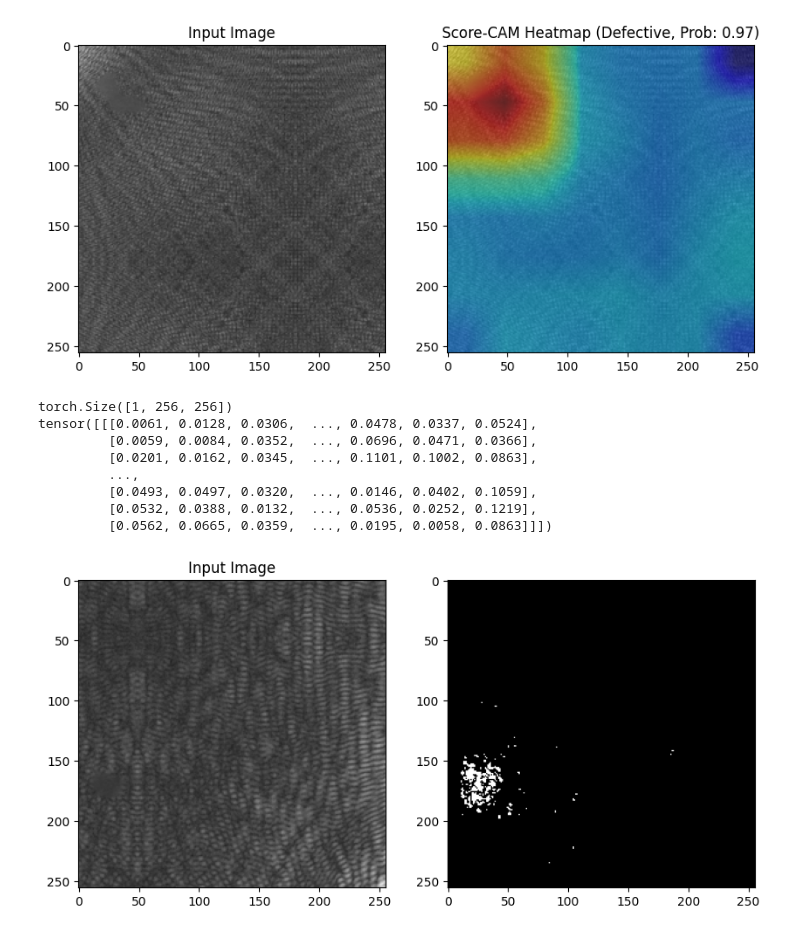
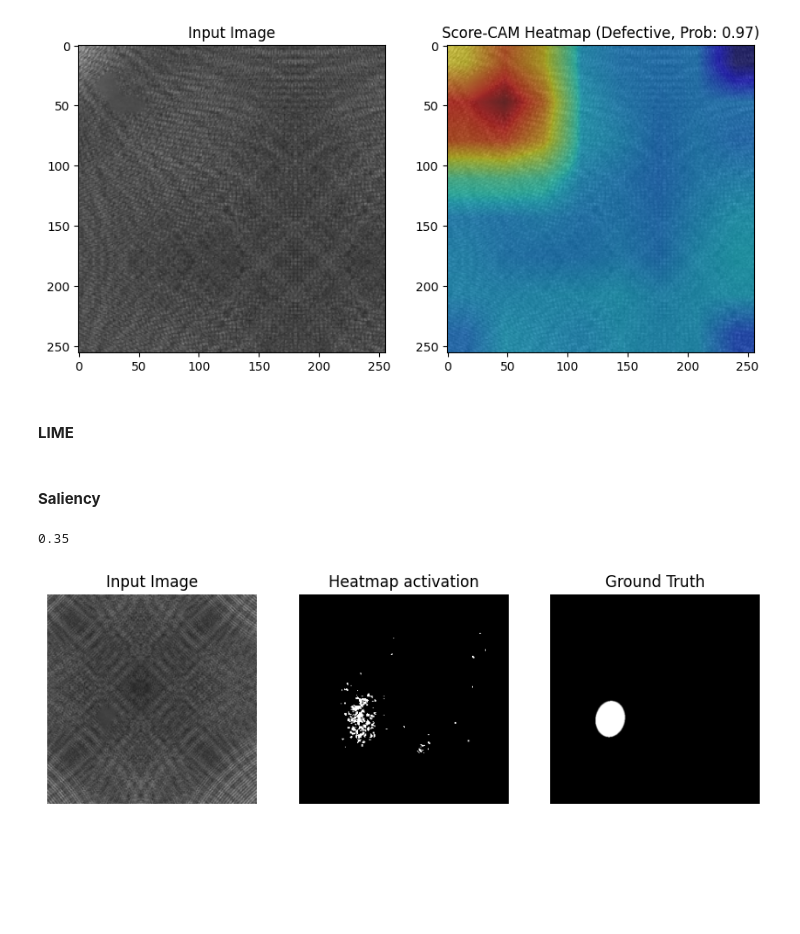
Before and after one commit to IsmailHatim/Spectrum, a Jupyter notebook: main_antonin.ipynb, the cells around one changed output. Saved outputs shown, nothing was run; the diff lists cells and outputs as text; code cells hidden in the pictures; blank space fills up the shorter version.

Commit message:
Jaccard Score

```diff
--- a/main_antonin.ipynb
+++ b/main_antonin.ipynb
@@ -73,4 +71,3 @@ Test Accuracy: 100.00%
 # %%
-index = 9
-image, label = test_dataset[index][0].unsqueeze(0), test_dataset[index][1]
-print(f'True Label: {label}')
+index = 42
+image, label, ground_truth = test_dataset[index][0].unsqueeze(0), test_dataset[index][1], test_dataset[index][2]
@@ -89,10 +90,26 @@ torch.cuda.empty_cache()
 show_scorecam(model.model, image, -2, device)
 # %% [output]
 [figure]
+# %% [markdown]
+#### **LIME**
 # %%
 show_lime(model.model, image)
+# %% [markdown]
+#### **Saliency**
+# %%
+def compute_Jaccard(heatmap, ground_truth):
+
+    ground_truth = np.array(ground_truth[0].unsqueeze(0))
+    heatmap = np.array(heatmap)
+
+    intersection = np.logical_and(heatmap, ground_truth).sum() # pixels activated both in the heatmap AND the ground truth
+    union = np.logical_or(heatmap, ground_truth).sum() # pixels activated wether in the heatmap OR the ground truth
+
+    jaccard = round(intersection / union if union != 0 else 0, 2)
+
+    return jaccard
 # %%
-def show_saliency(model, image):
+def show_saliency(model, image, ground_truth, treshold):
 
     image.requires_grad = True
 
@@ -105,28 +122,28 @@ def show_saliency(model, image):
 
     saliency = saliency - saliency.min()
     saliency = saliency / saliency.max()
-    print(saliency.shape)
-    print(saliency[:, 150:175, 0:50])
 
+    saliency = saliency>treshold
     image = image.detach()
 
-    _, ax = plt.subplots(1, 2, figsize=(10, 5))
+    _, ax = plt.subplots(1, 3, figsize=(10, 5))
     ax[0].imshow(image.cpu().squeeze().permute(1, 2, 0))
     ax[0].set_title("Input Image")
+    ax[0].axis('off')
 
-    ax[1].imshow(image.cpu().squeeze().permute(1, 2, 0))
-    ax[1].imshow((saliency>0.2).squeeze().cpu(), cmap='gray')
+    ax[1].imshow(saliency.squeeze().cpu(), cmap='gray')
+    ax[1].set_title('Heatmap activation')
+    ax[1].axis('off')
+
+    ax[2].imshow(ground_truth[0].cpu(), cmap='gray')
+    ax[2].set_title('Ground Truth')
+    ax[2].axis('off')
+
+    print(compute_Jaccard(saliency, ground_truth))
 
     plt.show()
 # %%
-show_saliency(model.model, image)
+show_saliency(model.model, image, ground_truth, treshold=0.15)
 # %% [output]
-torch.Size([1, 256, 256])
-tensor([[[0.0061, 0.0128, 0.0306,  ..., 0.0478, 0.0337, 0.0524],
-         [0.0059, 0.0084, 0.0352,  ..., 0.0696, 0.0471, 0.0366],
-         [0.0201, 0.0162, 0.0345,  ..., 0.1101, 0.1002, 0.0863],
-         ...,
-         [0.0493, 0.0497, 0.0320,  ..., 0.0146, 0.0402, 0.1059],
-         [0.0532, 0.0388, 0.0132,  ..., 0.0536, 0.0252, 0.1219],
-         [0.0562, 0.0665, 0.0359,  ..., 0.0195, 0.0058, 0.0863]]])
+0.35
-[figure, old version]
+[figure, new version]
```
Also changed, not shown: parts of 7 cells of this notebook.
